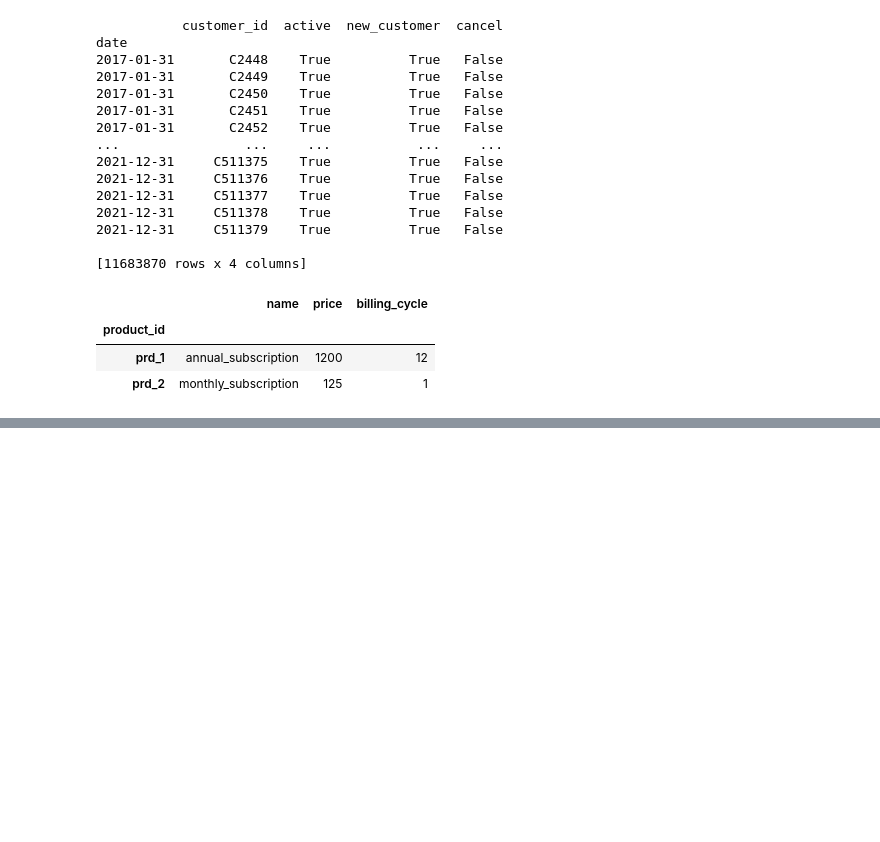
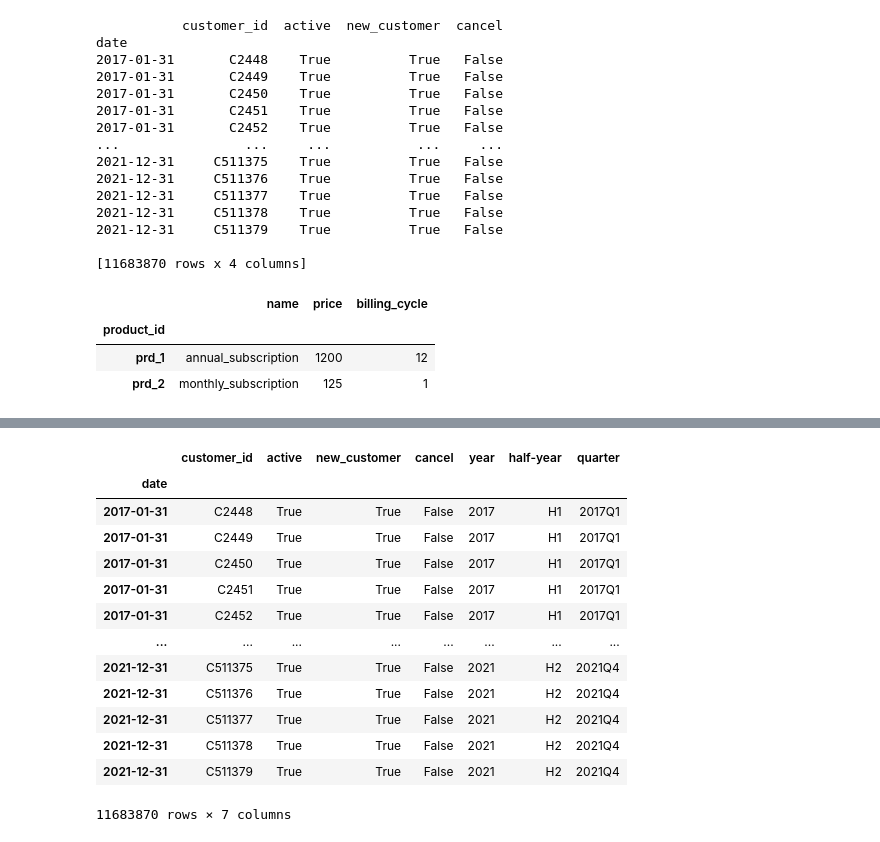
Before and after one commit to MartinBA741/QlikWorld, a Jupyter notebook: manipulate.ipynb, the cells around one changed output, grey strips where cells are left out. Cells and saved outputs as stored; diff of their text form; code cells hidden in the pictures; blank space fills up the shorter version.

```diff
--- a/manipulate.ipynb
+++ b/manipulate.ipynb
@@ -160,3 +160,9 @@ dim_product.head()
 | product_id |  |  |  |
 | prd_1 | annual_subscription | 1200 | 12 |
 | prd_2 | monthly_subscription | 125 | 1 |
+# %%
+fact_active['year'] = pd.to_datetime(fact_active.reset_index()['date']).dt.year.to_numpy()
+fact_active2017 = fact_active[fact_active['year']==2017]
+fact_active2017 = fact_active2017[['customer_id', 'active', 'new_customer', 'cancel']]
+print(fact_active2017)
+fact_active2017.to_csv(r'C:\Users\MartinBirkAndreasen\Desktop\Jazz\QlikWorld\subscription\to_s3\fact_active2017.csv', encoding='utf-8', sep=',', index=True)
@@ -162,0 +206,19 @@ dim_product.head()
+# %%
+fact_active['half-year'] = np.where(pd.to_datetime(fact_active.reset_index()['date']).dt.month.le(6), 'H1', 'H2')
+fact_active['quarter'] = pd.to_datetime(fact_active.reset_index()['date']).dt.to_period('Q').to_numpy()
+fact_active
+# %% [output]
+|  | customer_id | active | new_customer | cancel | year | half-year | quarter |
+| date |  |  |  |  |  |  |  |
+| 2017-01-31 | C2448 | True | True | False | 2017 | H1 | 2017Q1 |
+| 2017-01-31 | C2449 | True | True | False | 2017 | H1 | 2017Q1 |
+| 2017-01-31 | C2450 | True | True | False | 2017 | H1 | 2017Q1 |
+| 2017-01-31 | C2451 | True | True | False | 2017 | H1 | 2017Q1 |
+| 2017-01-31 | C2452 | True | True | False | 2017 | H1 | 2017Q1 |
+| ... | ... | ... | ... | ... | ... | ... | ... |
+| 2021-12-31 | C511375 | True | True | False | 2021 | H2 | 2021Q4 |
+| 2021-12-31 | C511376 | True | True | False | 2021 | H2 | 2021Q4 |
+| 2021-12-31 | C511377 | True | True | False | 2021 | H2 | 2021Q4 |
+| 2021-12-31 | C511378 | True | True | False | 2021 | H2 | 2021Q4 |
+| 2021-12-31 | C511379 | True | True | False | 2021 | H2 | 2021Q4 |
+11683870 rows × 7 columns
```
Also changed, not shown: parts of 8 cells of this notebook.
